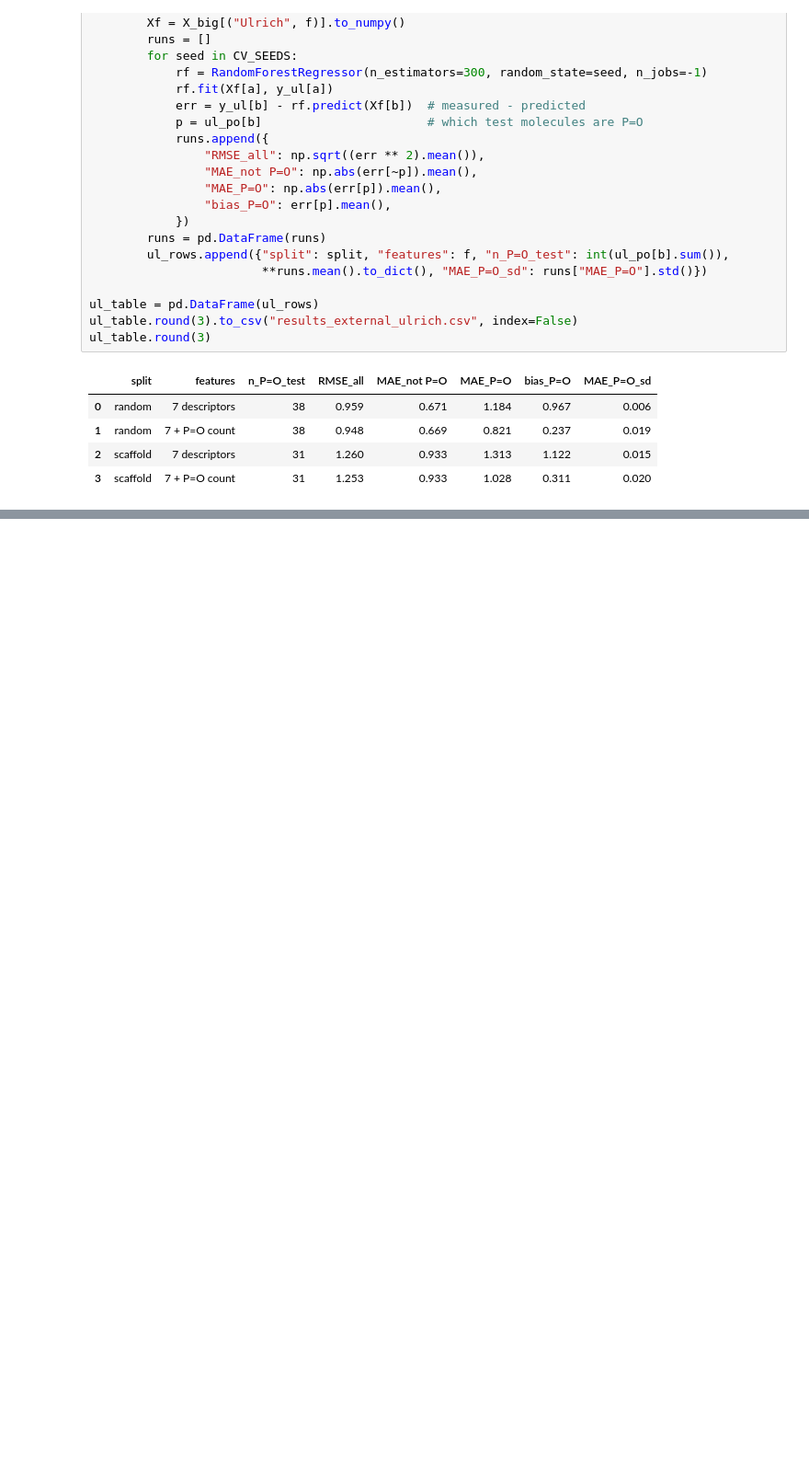
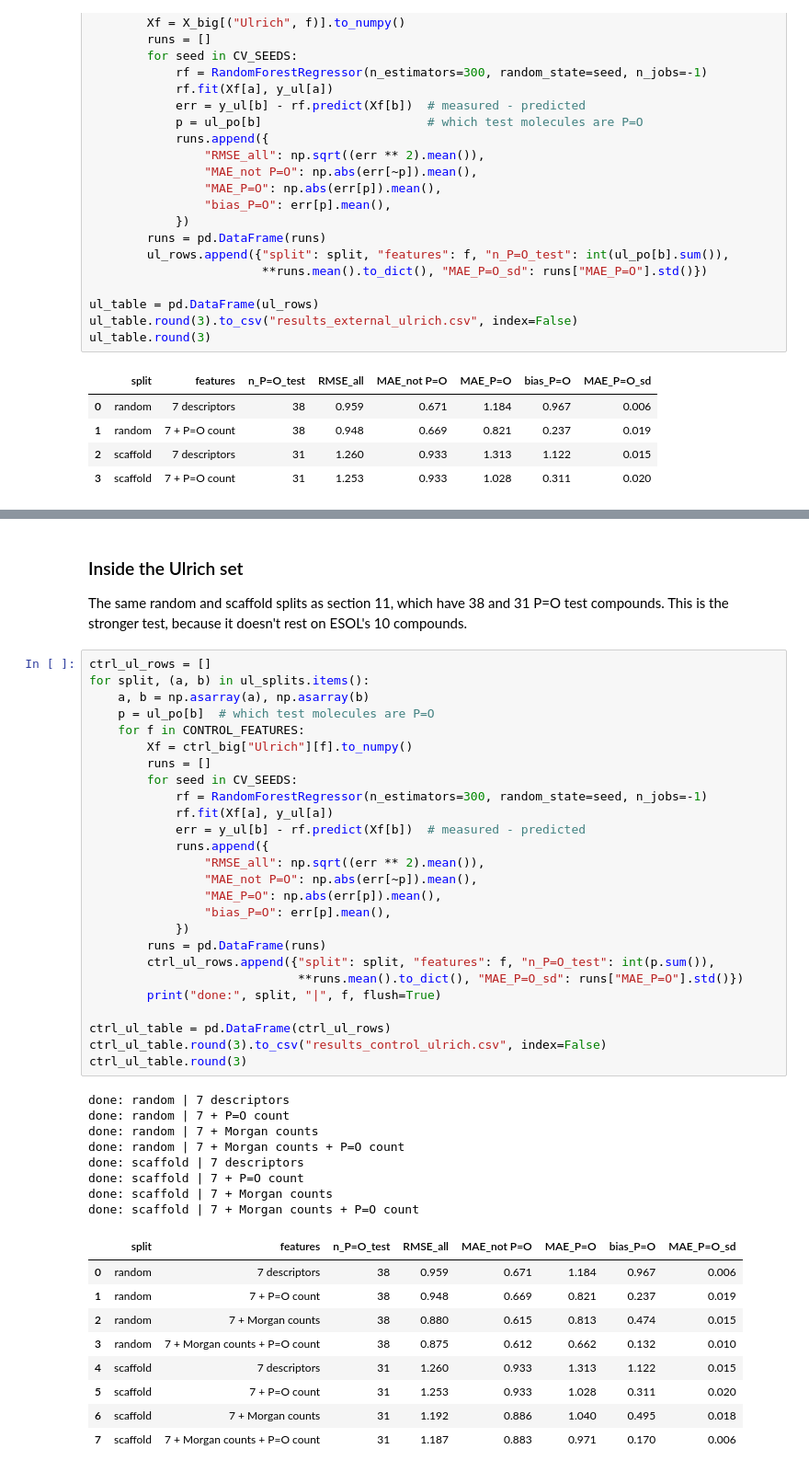
Before and after one commit to Ash679-ux/chem-ml-solubility, a Jupyter notebook: molecules.ipynb, the cells around one changed output, grey strips where cells are left out. Shown at 92% size. Saved outputs shown, nothing was run; the diff lists cells and outputs as text; blank space fills up the shorter version.

```diff
--- a/molecules.ipynb
+++ b/molecules.ipynb
@@ -986,0 +1080,48 @@ The P=O count cuts the bias by about three-quarters on both splits, including on
+# %% [markdown]
+### Inside the Ulrich set
+
+The same random and scaffold splits as section 11, which have 38 and 31 P=O test compounds. This is the stronger test, because it doesn't rest on ESOL's 10 compounds.
+# %%
+ctrl_ul_rows = []
+for split, (a, b) in ul_splits.items():
+    a, b = np.asarray(a), np.asarray(b)
+    p = ul_po[b]  # which test molecules are P=O
+    for f in CONTROL_FEATURES:
+        Xf = ctrl_big["Ulrich"][f].to_numpy()
+        runs = []
+        for seed in CV_SEEDS:
+            rf = RandomForestRegressor(n_estimators=300, random_state=seed, n_jobs=-1)
+            rf.fit(Xf[a], y_ul[a])
+            err = y_ul[b] - rf.predict(Xf[b])  # measured - predicted
+            runs.append({
+                "RMSE_all": np.sqrt((err ** 2).mean()),
+                "MAE_not P=O": np.abs(err[~p]).mean(),
+                "MAE_P=O": np.abs(err[p]).mean(),
+                "bias_P=O": err[p].mean(),
+            })
+        runs = pd.DataFrame(runs)
+        ctrl_ul_rows.append({"split": split, "features": f, "n_P=O_test": int(p.sum()),
+                             **runs.mean().to_dict(), "MAE_P=O_sd": runs["MAE_P=O"].std()})
+        print("done:", split, "|", f, flush=True)
+
+ctrl_ul_table = pd.DataFrame(ctrl_ul_rows)
+ctrl_ul_table.round(3).to_csv("results_control_ulrich.csv", index=False)
+ctrl_ul_table.round(3)
+# %% [output]
+done: random | 7 descriptors
+done: random | 7 + P=O count
+done: random | 7 + Morgan counts
+done: random | 7 + Morgan counts + P=O count
+done: scaffold | 7 descriptors
+done: scaffold | 7 + P=O count
+done: scaffold | 7 + Morgan counts
+done: scaffold | 7 + Morgan counts + P=O count
+|  | split | features | n_P=O_test | RMSE_all | MAE_not P=O | MAE_P=O | bias_P=O | MAE_P=O_sd |
+| 0 | random | 7 descriptors | 38 | 0.959 | 0.671 | 1.184 | 0.967 | 0.006 |
+| 1 | random | 7 + P=O count | 38 | 0.948 | 0.669 | 0.821 | 0.237 | 0.019 |
+| 2 | random | 7 + Morgan counts | 38 | 0.880 | 0.615 | 0.813 | 0.474 | 0.015 |
+| 3 | random | 7 + Morgan counts + P=O count | 38 | 0.875 | 0.612 | 0.662 | 0.132 | 0.010 |
+| 4 | scaffold | 7 descriptors | 31 | 1.260 | 0.933 | 1.313 | 1.122 | 0.015 |
+| 5 | scaffold | 7 + P=O count | 31 | 1.253 | 0.933 | 1.028 | 0.311 | 0.020 |
+| 6 | scaffold | 7 + Morgan counts | 31 | 1.192 | 0.886 | 1.040 | 0.495 | 0.018 |
+| 7 | scaffold | 7 + Morgan counts + P=O count | 31 | 1.187 | 0.883 | 0.971 | 0.170 | 0.006 |
```
Also changed, not shown: parts of 12 cells of this notebook, 5 other files.
